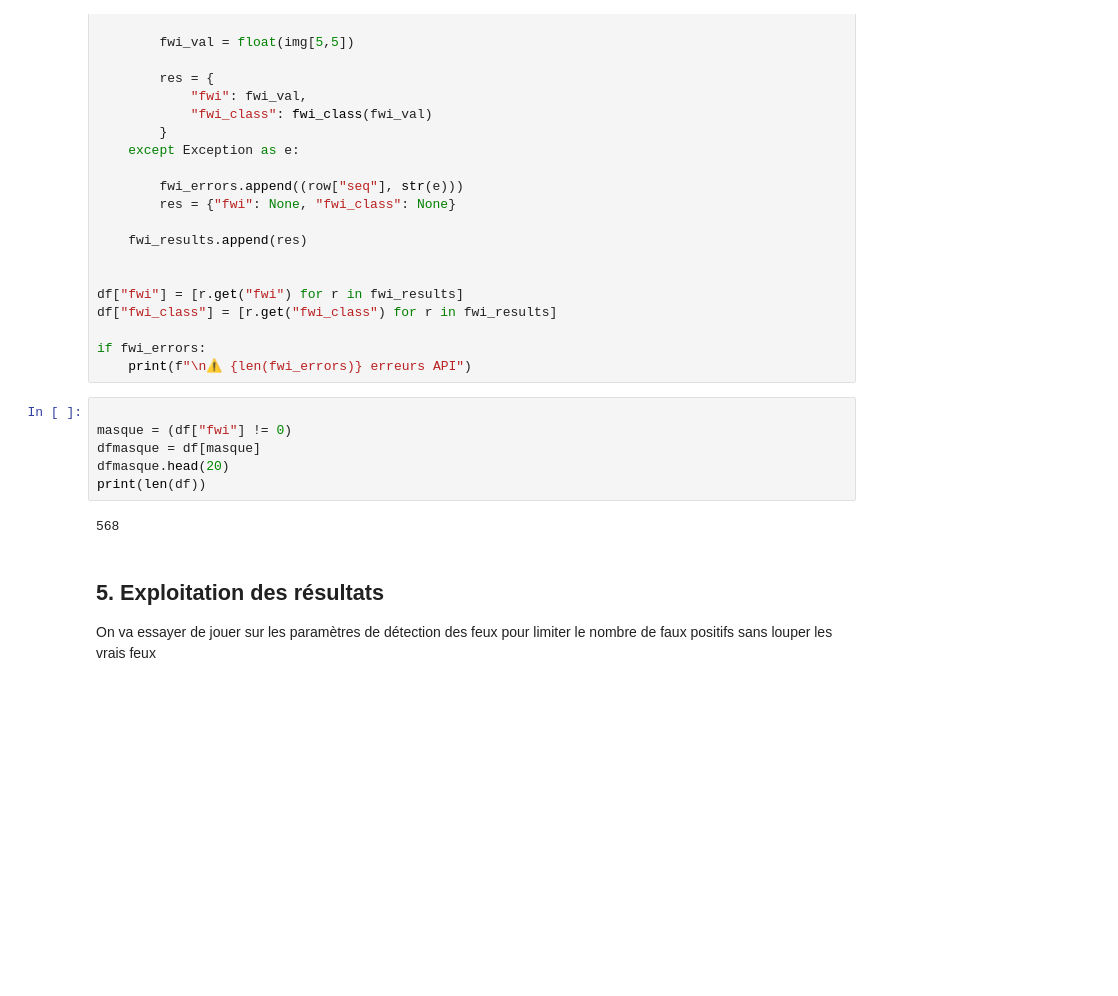
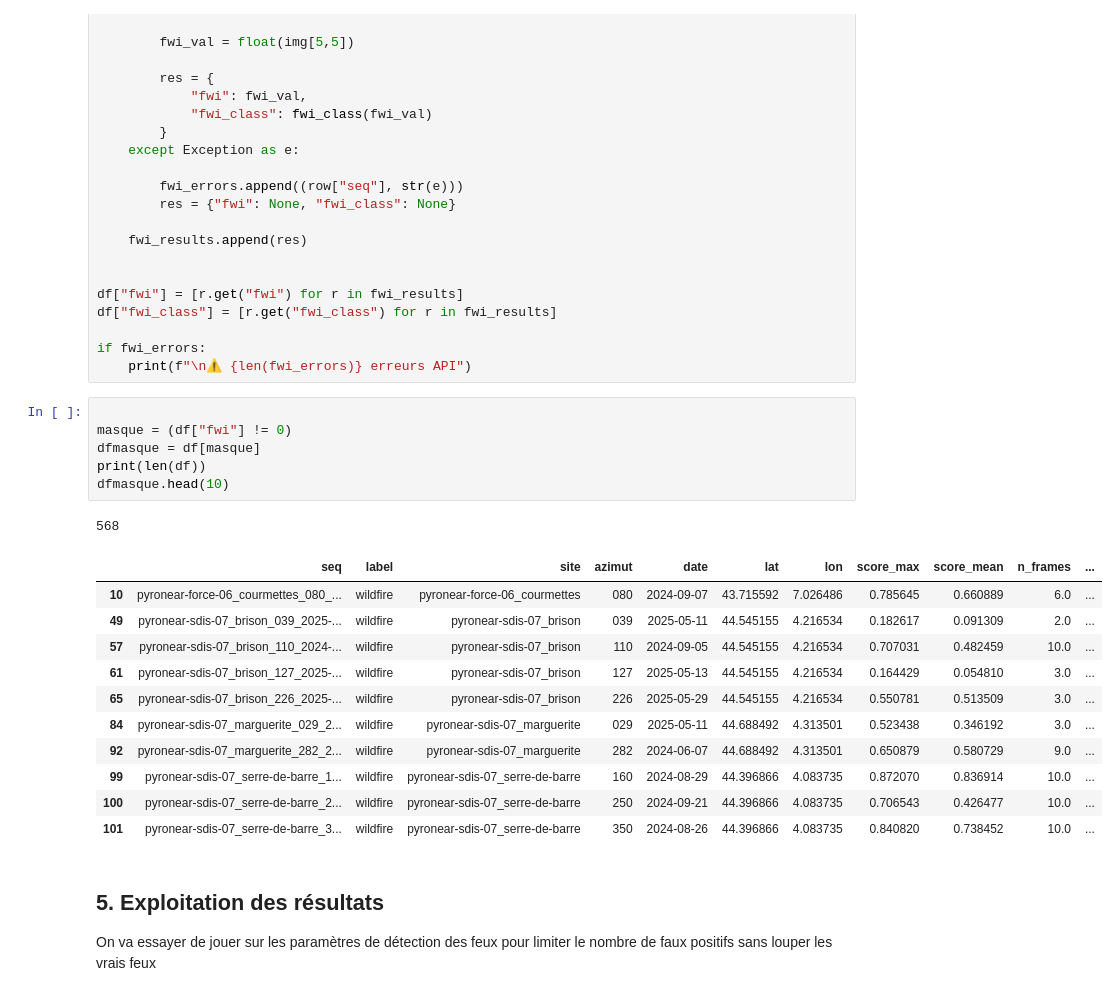
Before and after one commit to Octavien41/HACK-PYRON, a Jupyter notebook: main.ipynb, the cells around one changed output. Drawn from its saved outputs; the diff is of its cells as text; blank space fills up the shorter version.

```diff
--- a/main.ipynb
+++ b/main.ipynb
@@ -284,11 +280,22 @@ if fwi_errors:
 # %%
 
 masque = (df["fwi"] != 0)
 dfmasque = df[masque]
-dfmasque.head(20)
 print(len(df))
+dfmasque.head(10)
 # %% [output]
 568
+|  | seq | label | site | azimut | date | lat | lon | score_max | score_mean | n_frames | ... |
+| 10 | pyronear-force-06_courmettes_080_... | wildfire | pyronear-force-06_courmettes | 080 | 2024-09-07 | 43.715592 | 7.026486 | 0.785645 | 0.660889 | 6.0 | ... |
+| 49 | pyronear-sdis-07_brison_039_2025-... | wildfire | pyronear-sdis-07_brison | 039 | 2025-05-11 | 44.545155 | 4.216534 | 0.182617 | 0.091309 | 2.0 | ... |
+| 57 | pyronear-sdis-07_brison_110_2024-... | wildfire | pyronear-sdis-07_brison | 110 | 2024-09-05 | 44.545155 | 4.216534 | 0.707031 | 0.482459 | 10.0 | ... |
+| 61 | pyronear-sdis-07_brison_127_2025-... | wildfire | pyronear-sdis-07_brison | 127 | 2025-05-13 | 44.545155 | 4.216534 | 0.164429 | 0.054810 | 3.0 | ... |
+| 65 | pyronear-sdis-07_brison_226_2025-... | wildfire | pyronear-sdis-07_brison | 226 | 2025-05-29 | 44.545155 | 4.216534 | 0.550781 | 0.513509 | 3.0 | ... |
+| 84 | pyronear-sdis-07_marguerite_029_2... | wildfire | pyronear-sdis-07_marguerite | 029 | 2025-05-11 | 44.688492 | 4.313501 | 0.523438 | 0.346192 | 3.0 | ... |
+| 92 | pyronear-sdis-07_marguerite_282_2... | wildfire | pyronear-sdis-07_marguerite | 282 | 2024-06-07 | 44.688492 | 4.313501 | 0.650879 | 0.580729 | 9.0 | ... |
+| 99 | pyronear-sdis-07_serre-de-barre_1... | wildfire | pyronear-sdis-07_serre-de-barre | 160 | 2024-08-29 | 44.396866 | 4.083735 | 0.872070 | 0.836914 | 10.0 | ... |
+| 100 | pyronear-sdis-07_serre-de-barre_2... | wildfire | pyronear-sdis-07_serre-de-barre | 250 | 2024-09-21 | 44.396866 | 4.083735 | 0.706543 | 0.426477 | 10.0 | ... |
+| 101 | pyronear-sdis-07_serre-de-barre_3... | wildfire | pyronear-sdis-07_serre-de-barre | 350 | 2024-08-26 | 44.396866 | 4.083735 | 0.840820 | 0.738452 | 10.0 | ... |
 # %% [markdown]
 ## 5. Exploitation des résultats
 
```
Also changed, not shown: parts of 1 cell of this notebook, 1 other file.
